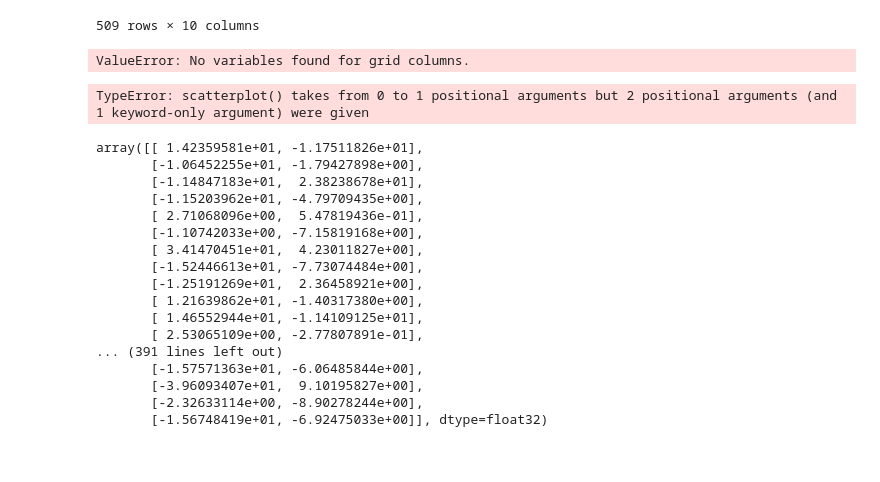
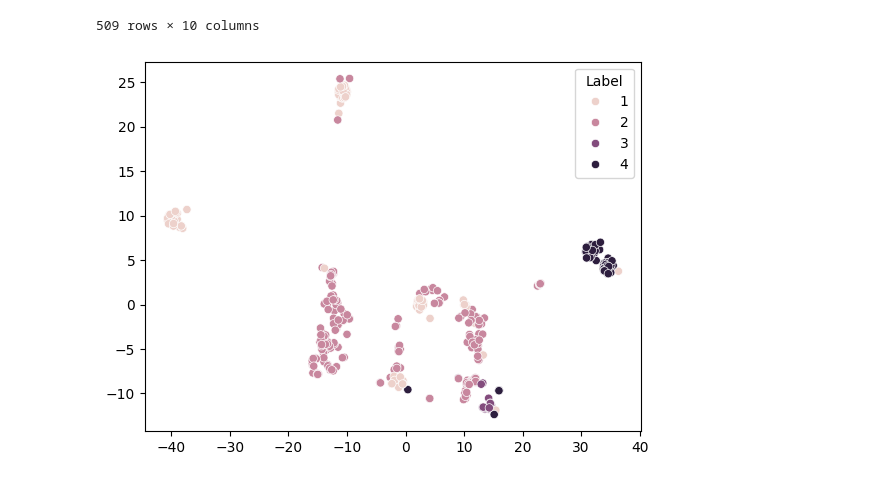
Before and after one commit to tukcomCD2024/YooDoRi, a Jupyter notebook: ai/Movement_status_classification.ipynb, the cells around one changed output. Drawn from its saved outputs; the diff is of its cells as text; code cells hidden in the pictures.

```diff
--- a/ai/Movement_status_classification.ipynb
+++ b/ai/Movement_status_classification.ipynb
@@ -394,43 +400,17 @@ df_combined
 | 985 | 4.82 | 1.05 | 8.15 | -0.01 | 0.01 | -0.00 | -97.31 | -31.14 | -76.26 | 4 |
 | 1147 | -0.01 | 4.25 | 8.38 | -0.37 | -0.86 | 0.14 | 48.99 | -85.16 | 55.29 | 4 |
 509 rows × 10 columns
-# %%
-import seaborn as sns
-import matplotlib.pyplot as plt
-
-sns.pairplot(df_combined, hue='label')
-plt.show()
-# %% [output]
-ValueError: No variables found for grid columns.
 # %%
 from sklearn.manifold import TSNE
 import matplotlib.pyplot as plt
 
 # 데이터 X와 레이블 y를 사용한다고 가정
 tsne = TSNE(n_components=2, random_state=42)
 X_tsne = tsne.fit_transform(X)
 
-sns.scatterplot(X_tsne[:, 0], X_tsne[:, 1], hue=y, label = 'full')
+sns.set_palette("deep")
+sns.scatterplot(x = X_tsne[:, 0], y = X_tsne[:, 1], hue=y)
+plt.legend(title='Label')
 plt.show()
 # %% [output]
-TypeError: scatterplot() takes from 0 to 1 positional arguments but 2 positional arguments (and 1 keyword-only argument) were given
+[figure, added]
-# %%
-X_tsne
-# %% [output]
-array([[ 1.42359581e+01, -1.17511826e+01],
-       [-1.06452255e+01, -1.79427898e+00],
-       [-1.14847183e+01,  2.38238678e+01],
-       [-1.15203962e+01, -4.79709435e+00],
-       [ 2.71068096e+00,  5.47819436e-01],
-       [-1.10742033e+00, -7.15819168e+00],
-       [ 3.41470451e+01,  4.23011827e+00],
-       [-1.52446613e+01, -7.73074484e+00],
-       [-1.25191269e+01,  2.36458921e+00],
-       [ 1.21639862e+01, -1.40317380e+00],
-       [ 1.46552944e+01, -1.14109125e+01],
-       [ 2.53065109e+00, -2.77807891e-01],
-... (391 lines left out)
-       [-1.57571363e+01, -6.06485844e+00],
-       [-3.96093407e+01,  9.10195827e+00],
-       [-2.32633114e+00, -8.90278244e+00],
-       [-1.56748419e+01, -6.92475033e+00]], dtype=float32)
```
Also changed, not shown: parts of 6 cells of this notebook.
